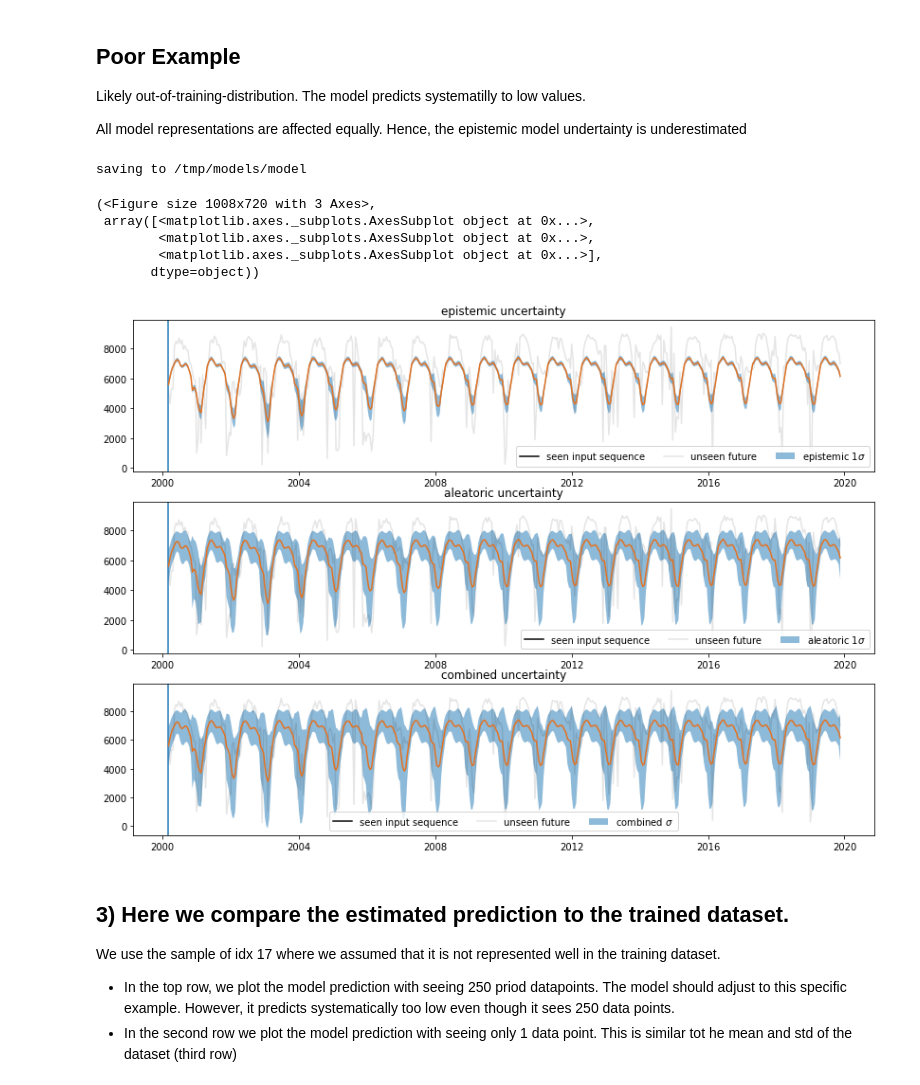
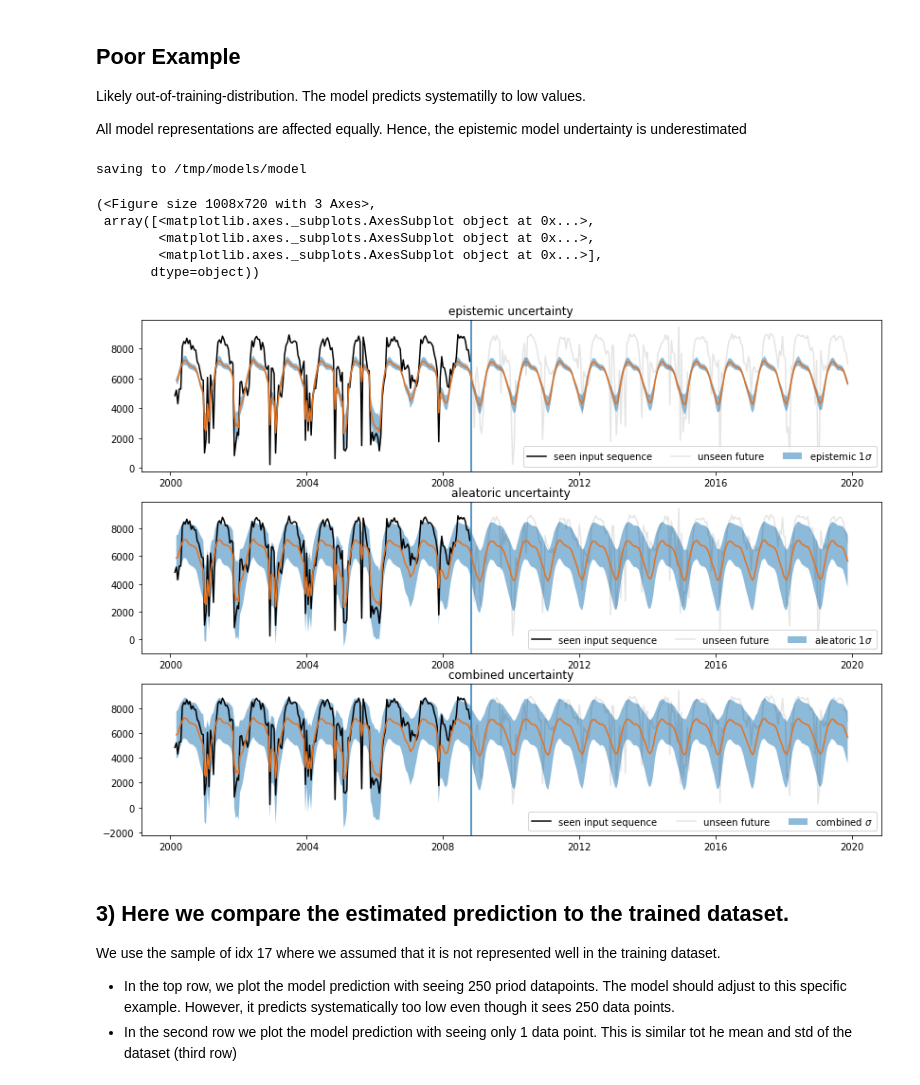
Before and after one commit to MarcCoru/igarss2020_code, a Jupyter notebook: notebooks/12_Examples_of_Prior_Model_Representation_and_Poorly_adjusted_Samples.ipynb, the cells around one changed output. Drawn from its saved outputs; the diff is of its cells as text; code cells hidden in the pictures.

```diff
--- a/notebooks/12_Examples_of_Prior_Model_Representation_and_Poorly_adjusted_Samples.ipynb
+++ b/notebooks/12_Examples_of_Prior_Model_Representation_and_Poorly_adjusted_Samples.ipynb
@@ -41,7 +41,7 @@ else:
     device = torch.device("cpu")
 
 num_layers = 1
-hidden_size = 128
+hidden_size = 16
 region = "germany"
 epochs = 4
 include_time = True # include time False works as well, but leads to models runing out of phase...
@@ -242,17 +236,18 @@ Likely out-of-training-distribution. The model predicts systematilly to low valu
 All model representations are affected equally. Hence, the epistemic model undertainty is underestimated
 # %%
 idx = 17
+N_seen_points = 200
 
 make_and_plot_predictions(model, testdataset.data[idx].astype(float), date, N_seen_points=N_seen_points, N_predictions=N_predictions,
                               device=device,meanstd=(dataset.mean,dataset.std), store=store)
 # %% [output]
 saving to /tmp/models/model
 (<Figure size 1008x720 with 3 Axes>,
  array([<matplotlib.axes._subplots.AxesSubplot object at 0x...>,
         <matplotlib.axes._subplots.AxesSubplot object at 0x...>,
         <matplotlib.axes._subplots.AxesSubplot object at 0x...>],
        dtype=object))
-[figure, old version]
+[figure, new version]
 # %% [markdown]
 ## 3) Here we compare the estimated prediction to the trained dataset.
 
```
Also changed, not shown: parts of 5 cells of this notebook, 6 other files.
